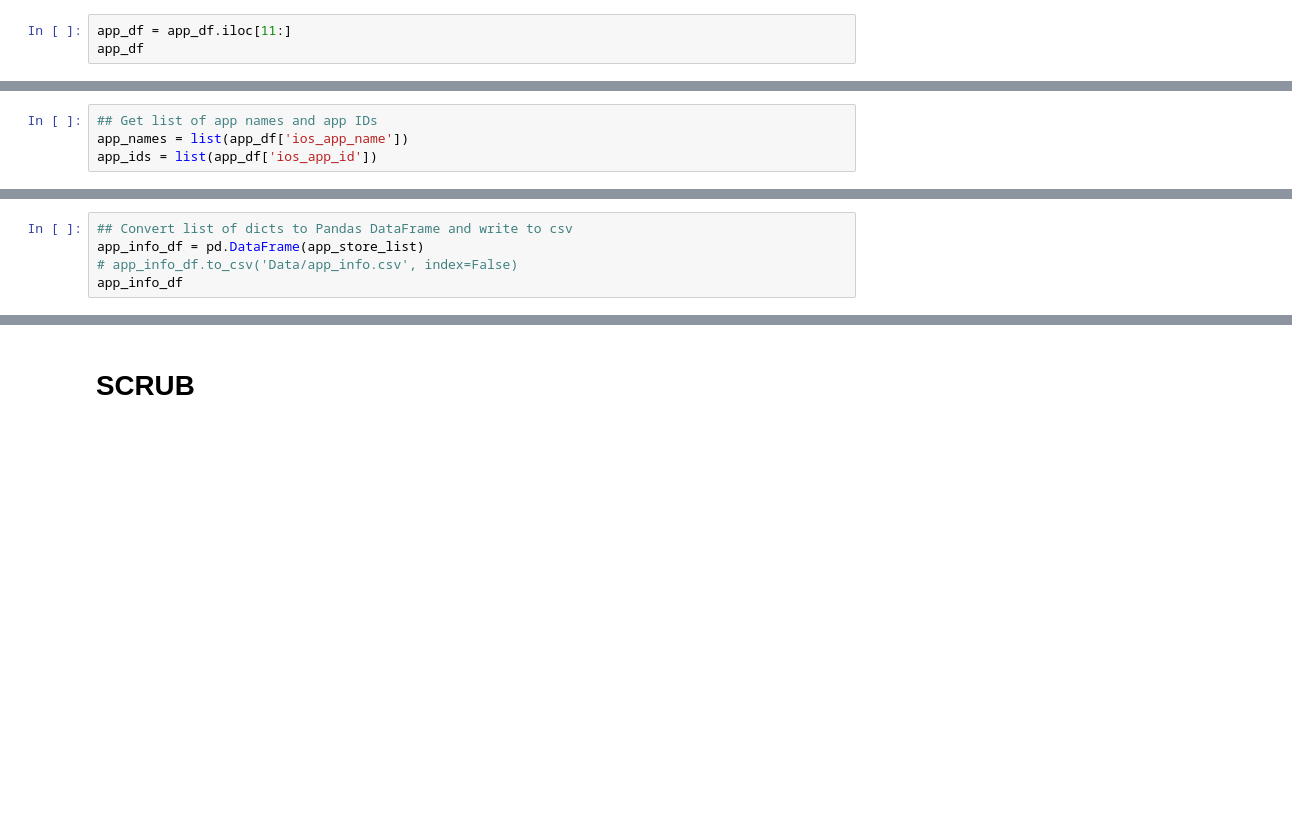
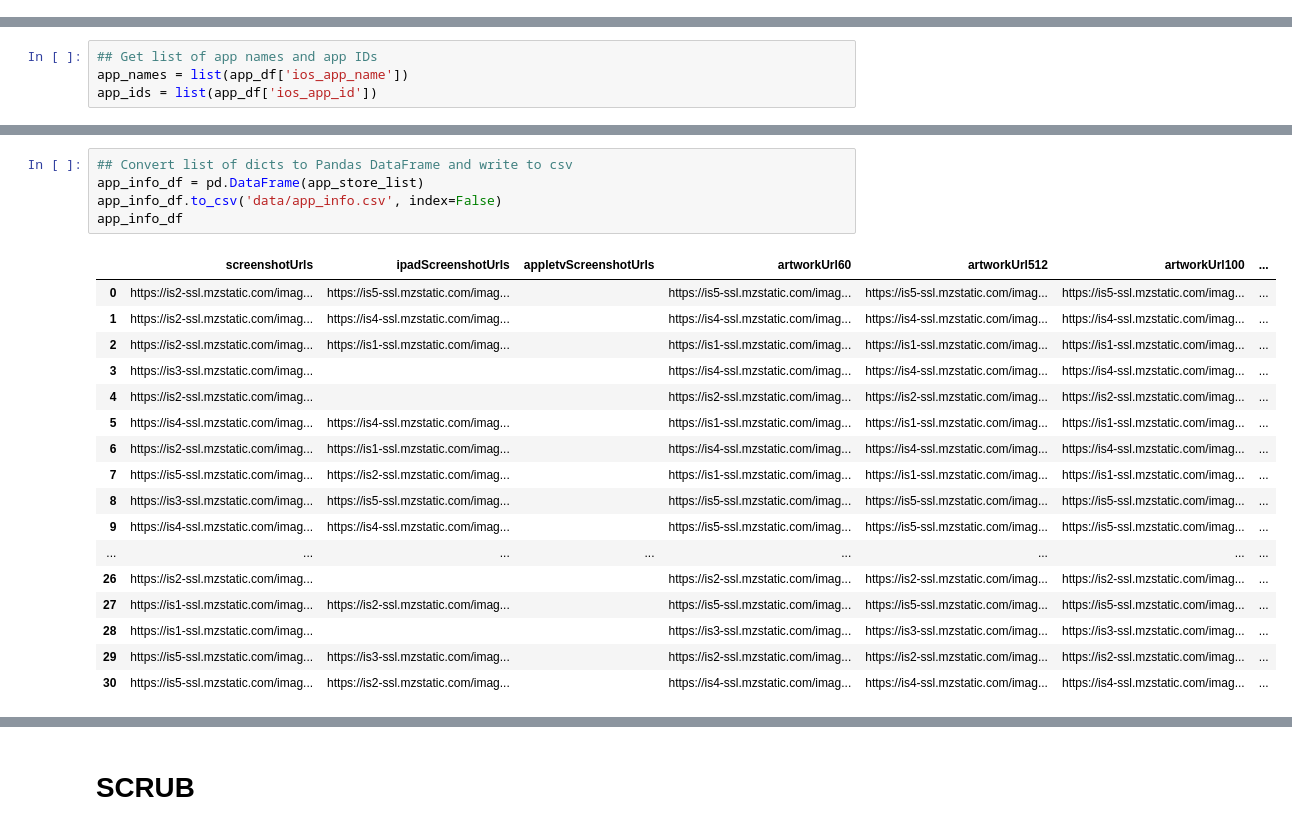
Before and after one commit to ds-leehanjin/app-reviews-nlp-sentiment-analysis, a Jupyter notebook: data-collection.ipynb, the cells around one changed output, grey strips where cells are left out. Saved outputs shown, nothing was run; the diff lists cells and outputs as text; blank space fills up the shorter version.

Commit message:
restarting data scraping 7/3

```diff
--- a/data-collection.ipynb
+++ b/data-collection.ipynb
@@ -65,6 +62,3 @@ app_df
 | 28 | Fabulous | fabulous-daily-routine-planner | 1203637303 | 47,700 | co.thefabulous.app | 405,408 |
 | 29 | Reflectly | reflectly-journal-ai-diary | 1241229134 | 76,000 | com.reflectlyApp | 37,447 |
 | 30 | Relax | relax-meditation-guided-mind | 367506176 | 8,800 | ipnossoft.rma.premium | 21,432 |
-# %%
-app_df = app_df.iloc[11:]
-app_df
@@ -123,8 +111,26 @@ pprint(app_store_list[0])
 # %%
 ## Convert list of dicts to Pandas DataFrame and write to csv
 app_info_df = pd.DataFrame(app_store_list)
-# app_info_df.to_csv('Data/app_info.csv', index=False)
+app_info_df.to_csv('data/app_info.csv', index=False)
 app_info_df
+# %% [output]
+|  | screenshotUrls | ipadScreenshotUrls | appletvScreenshotUrls | artworkUrl60 | artworkUrl512 | artworkUrl100 | ... |
+| 0 | https://is2-ssl.mzstatic.com/imag... | https://is5-ssl.mzstatic.com/imag... |  | https://is5-ssl.mzstatic.com/imag... | https://is5-ssl.mzstatic.com/imag... | https://is5-ssl.mzstatic.com/imag... | ... |
+| 1 | https://is2-ssl.mzstatic.com/imag... | https://is4-ssl.mzstatic.com/imag... |  | https://is4-ssl.mzstatic.com/imag... | https://is4-ssl.mzstatic.com/imag... | https://is4-ssl.mzstatic.com/imag... | ... |
+| 2 | https://is2-ssl.mzstatic.com/imag... | https://is1-ssl.mzstatic.com/imag... |  | https://is1-ssl.mzstatic.com/imag... | https://is1-ssl.mzstatic.com/imag... | https://is1-ssl.mzstatic.com/imag... | ... |
+| 3 | https://is3-ssl.mzstatic.com/imag... |  |  | https://is4-ssl.mzstatic.com/imag... | https://is4-ssl.mzstatic.com/imag... | https://is4-ssl.mzstatic.com/imag... | ... |
+| 4 | https://is2-ssl.mzstatic.com/imag... |  |  | https://is2-ssl.mzstatic.com/imag... | https://is2-ssl.mzstatic.com/imag... | https://is2-ssl.mzstatic.com/imag... | ... |
+| 5 | https://is4-ssl.mzstatic.com/imag... | https://is4-ssl.mzstatic.com/imag... |  | https://is1-ssl.mzstatic.com/imag... | https://is1-ssl.mzstatic.com/imag... | https://is1-ssl.mzstatic.com/imag... | ... |
+| 6 | https://is2-ssl.mzstatic.com/imag... | https://is1-ssl.mzstatic.com/imag... |  | https://is4-ssl.mzstatic.com/imag... | https://is4-ssl.mzstatic.com/imag... | https://is4-ssl.mzstatic.com/imag... | ... |
+| 7 | https://is5-ssl.mzstatic.com/imag... | https://is2-ssl.mzstatic.com/imag... |  | https://is1-ssl.mzstatic.com/imag... | https://is1-ssl.mzstatic.com/imag... | https://is1-ssl.mzstatic.com/imag... | ... |
+| 8 | https://is3-ssl.mzstatic.com/imag... | https://is5-ssl.mzstatic.com/imag... |  | https://is5-ssl.mzstatic.com/imag... | https://is5-ssl.mzstatic.com/imag... | https://is5-ssl.mzstatic.com/imag... | ... |
+| 9 | https://is4-ssl.mzstatic.com/imag... | https://is4-ssl.mzstatic.com/imag... |  | https://is5-ssl.mzstatic.com/imag... | https://is5-ssl.mzstatic.com/imag... | https://is5-ssl.mzstatic.com/imag... | ... |
+| ... | ... | ... | ... | ... | ... | ... | ... |
+| 26 | https://is2-ssl.mzstatic.com/imag... |  |  | https://is2-ssl.mzstatic.com/imag... | https://is2-ssl.mzstatic.com/imag... | https://is2-ssl.mzstatic.com/imag... | ... |
+| 27 | https://is1-ssl.mzstatic.com/imag... | https://is2-ssl.mzstatic.com/imag... |  | https://is5-ssl.mzstatic.com/imag... | https://is5-ssl.mzstatic.com/imag... | https://is5-ssl.mzstatic.com/imag... | ... |
+| 28 | https://is1-ssl.mzstatic.com/imag... |  |  | https://is3-ssl.mzstatic.com/imag... | https://is3-ssl.mzstatic.com/imag... | https://is3-ssl.mzstatic.com/imag... | ... |
+| 29 | https://is5-ssl.mzstatic.com/imag... | https://is3-ssl.mzstatic.com/imag... |  | https://is2-ssl.mzstatic.com/imag... | https://is2-ssl.mzstatic.com/imag... | https://is2-ssl.mzstatic.com/imag... | ... |
+| 30 | https://is5-ssl.mzstatic.com/imag... | https://is2-ssl.mzstatic.com/imag... |  | https://is4-ssl.mzstatic.com/imag... | https://is4-ssl.mzstatic.com/imag... | https://is4-ssl.mzstatic.com/imag... | ... |
 # %%
 ## Set up loop to go through all apps
 for app_name, app_id in zip(app_names, app_ids):
```
Also changed, not shown: parts of 7 cells of this notebook, 33 other files.
